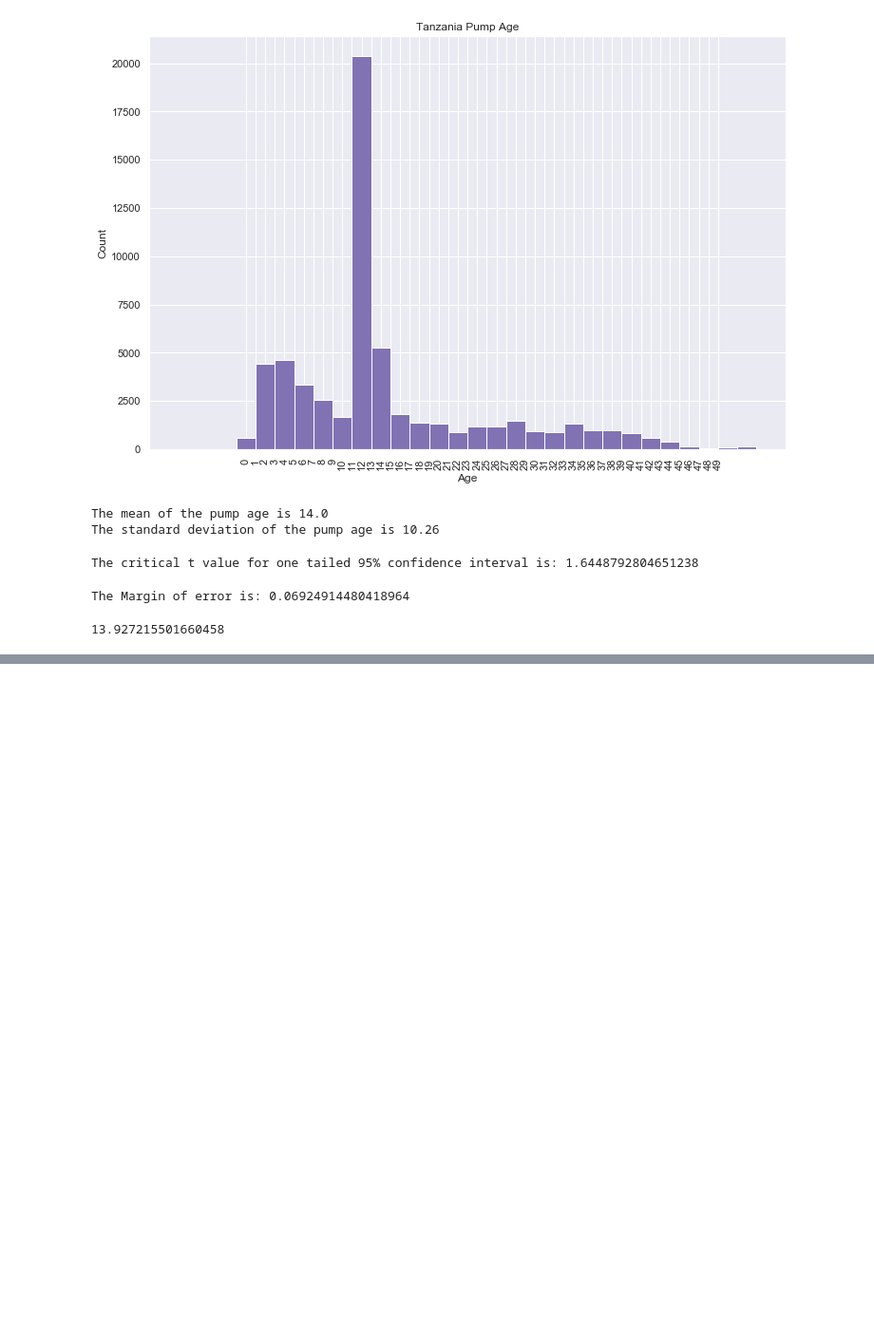
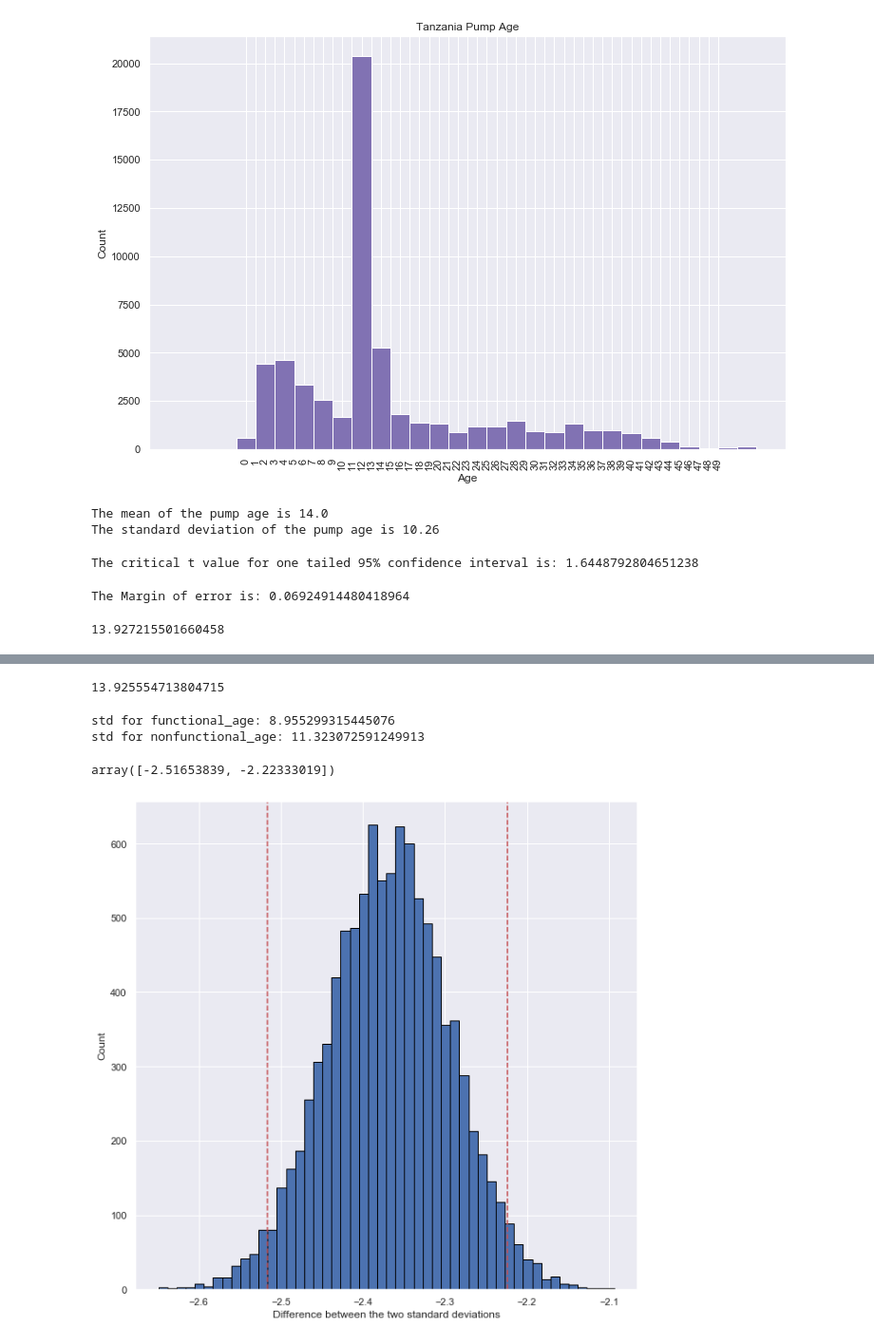
Before and after one commit to atalebizadeh/DS-Career-Track, a Jupyter notebook: Capstone Project 1/Water Pumps/Water Pump - Statistical Analysis.ipynb, the cells around one changed output, grey strips where cells are left out. Shown at 95% size. Drawn from its saved outputs; the diff is of its cells as text; code cells hidden in the pictures; blank space fills up the shorter version.

```diff
--- a/Capstone Project 1/Water Pumps/Water Pump - Statistical Analysis.ipynb
+++ b/Capstone Project 1/Water Pumps/Water Pump - Statistical Analysis.ipynb
@@ -150,3 +153,73 @@ lower
 # %%
 #(ggplot(df, 'latitude < 0 & longitude > 0'),
 #        aes(x = latitude, y = longitude, color = status_group)) + geom_point(shape = 1)
+# %%
+np.random.seed(47)
+N_rep = 10000
+
+def bootstrap_replicate_1d(data, func):
+    return func(np.random.choice(data, size=len(data)))
+
+
+def draw_bs_reps(data, func, size=1):
+    """Draw bootstrap replicates."""
+
+    # Initialize array of replicates: bs_replicates
+    bs_replicates = np.empty(size)
+
+    # Generate replicates
+    for i in range(size):
+        bs_replicates[i] = bootstrap_replicate_1d(data, func)
+
+    return bs_replicates
+
+bs_replicates = draw_bs_reps(df.pump_age, np.mean, N_rep)
+# I think because we have a one sided test, we need to use 5 instead of the range between (2.5, 97.5)?
+conf_int = np.percentile(bs_replicates,(5))
+conf_int
+# %% [output]
+13.925554713804715
+# %%
+functional_age = df.loc[df.status_group == 'functional', 'pump_age']
+nonfunctional_age = df.loc[df.status_group == 'non functional', 'pump_age']
+# %%
+print('std for functional_age:' , np.std(functional_age, ddof=1))
+print('std for nonfunctional_age:' , np.std(nonfunctional_age, ddof=1))
+# %% [output]
+std for functional_age: 8.955299315445076
+std for nonfunctional_age: 11.323072591249913
+# %%
+np.random.seed(47)
+N_rep = 10000
+
+def std_diff(data1, data2):
+    return np.std(data1) - np.std(data2)
+
+def draw_bs_reps1(data1, data2, size):
+    # Initialize array of replicates: bs_replicates
+    bs_replicates = np.empty(size)
+
+    # Generate replicates
+    for i in range(size):
+        dt1 = np.random.choice(data1, size=len(data1))
+        dt2 = np.random.choice(data2, size=len(data2))
+        bs_replicates[i] = std_diff(dt1, dt2)
+
+    return bs_replicates
+
+bs_replicates = draw_bs_reps1(functional_age, nonfunctional_age, N_rep)
+# %%
+conf_int = np.percentile(bs_replicates,(2.5, 97.5))
+conf_int
+# %% [output]
+array([-2.51653839, -2.22333019])
+# %%
+plt.figure(figsize=(10,10))
+plt.hist(bs_replicates,bins=50, edgecolor ='black')
+plt.xlabel('Difference between the two standard deviations')
+plt.ylabel('Count')
+plt.axvline(conf_int[0],linestyle='--',color='r')
+plt.axvline(conf_int[1],linestyle='--',color='r')
+plt.show()
+# %% [output]
+[figure, added]
```
Also changed, not shown: parts of 7 cells of this notebook.
